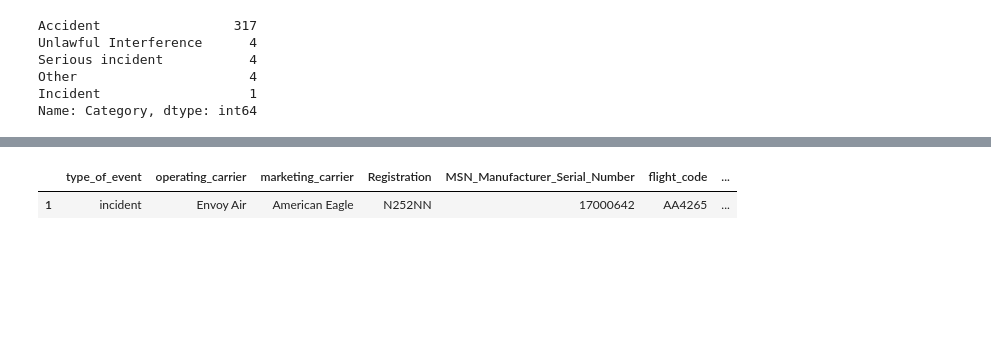
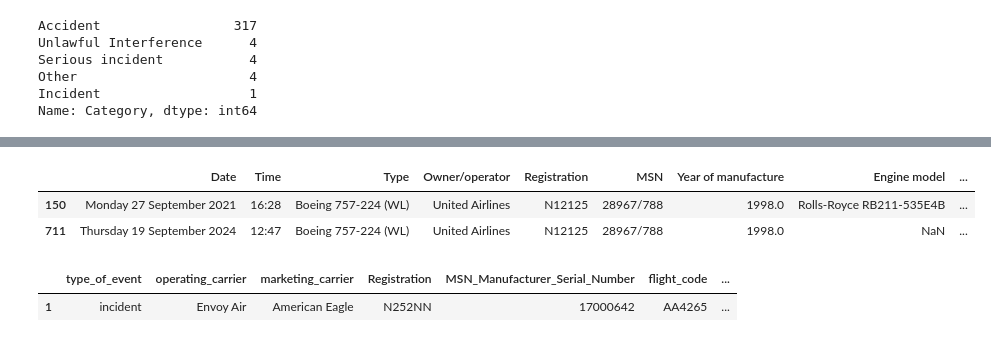
Before and after one commit to kwonowk/aviation-safety, a Jupyter notebook: aviation_incidents.ipynb, the cells around one changed output, grey strips where cells are left out. Cells and saved outputs as stored; diff of their text form; code cells hidden in the pictures; blank space fills up the shorter version.

```diff
--- a/aviation_incidents.ipynb
+++ b/aviation_incidents.ipynb
@@ -281,3 +311,9 @@ Name: Category, dtype: int64
+# %%
+passenger.loc[passenger.MSN == '28967/788']
+# %% [output]
+|  | Date | Time | Type | Owner/operator | Registration | MSN | Year of manufacture | Engine model | ... |
+| 150 | Monday 27 September 2021 | 16:28 | Boeing 757-224 (WL) | United Airlines | N12125 | 28967/788 | 1998.0 | Rolls-Royce RB211-535E4B | ... |
+| 711 | Thursday 19 September 2024 | 12:47 | Boeing 757-224 (WL) | United Airlines | N12125 | 28967/788 | 1998.0 | NaN | ... |
 # %%
 from pydantic import BaseModel
 from enum import Enum
```
Also changed, not shown: parts of 3 cells of this notebook.
